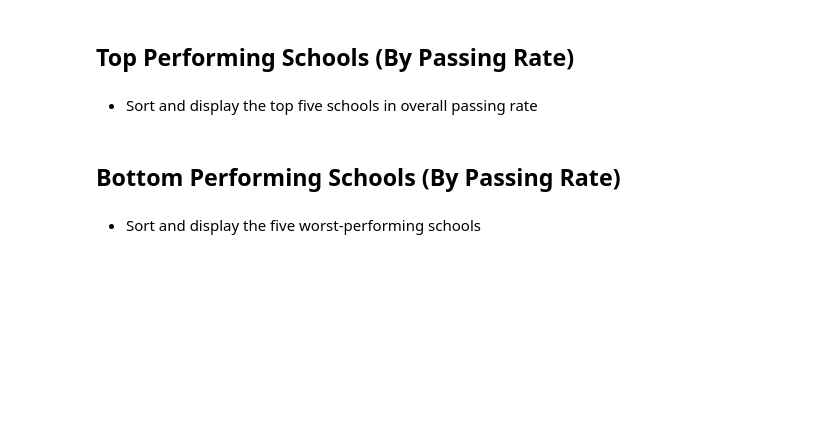
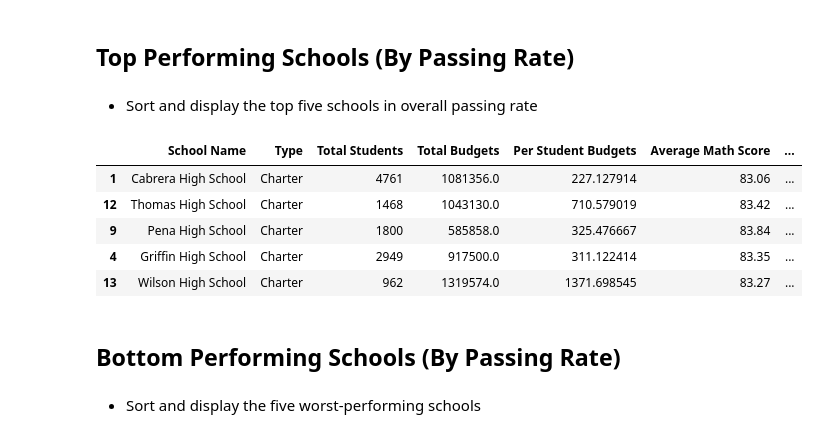
Before and after one commit to Emanste92/UCBEx_DataAnalytics, a Jupyter notebook: PyCitySchools/ETE_PyCitySchools - Submission.ipynb, the cells around one changed output. Cells and saved outputs as stored; diff of their text form; code cells hidden in the pictures; blank space fills up the shorter version.

```diff
--- a/PyCitySchools/ETE_PyCitySchools - Submission.ipynb
+++ b/PyCitySchools/ETE_PyCitySchools - Submission.ipynb
@@ -227,3 +224,13 @@ dataSummary2
+# %%
+Top5Schools = dataSummary_byschool.sort_values('% Overall Passing',axis=0,ascending=False)
+Top5Schools.head(5)
+# %% [output]
+|  | School Name | Type | Total Students | Total Budgets | Per Student Budgets | Average Math Score | ... |
+| 1 | Cabrera High School | Charter | 4761 | 1081356.0 | 227.127914 | 83.06 | ... |
+| 12 | Thomas High School | Charter | 1468 | 1043130.0 | 710.579019 | 83.42 | ... |
+| 9 | Pena High School | Charter | 1800 | 585858.0 | 325.476667 | 83.84 | ... |
+| 4 | Griffin High School | Charter | 2949 | 917500.0 | 311.122414 | 83.35 | ... |
+| 13 | Wilson High School | Charter | 962 | 1319574.0 | 1371.698545 | 83.27 | ... |
 # %% [markdown]
 ## Bottom Performing Schools (By Passing Rate)
 # %% [markdown]
```
Also changed, not shown: parts of 18 cells of this notebook, 2 other files.
